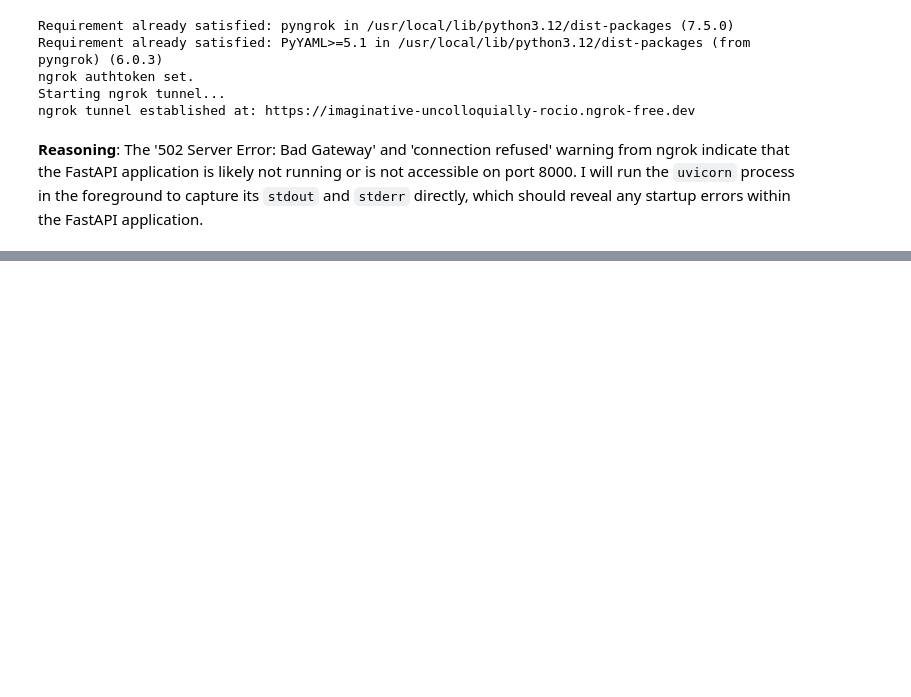
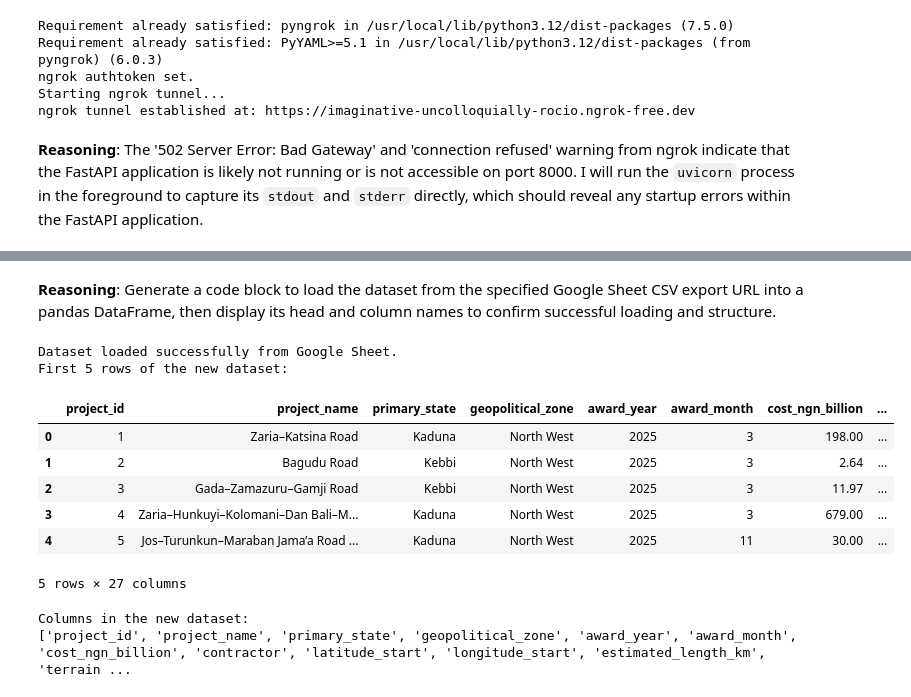
Before and after one commit to akandeaka/CONTRACT-BIDDING-APP, a Jupyter notebook: Bidding_app.ipynb, the cells around one changed output, grey strips where cells are left out. Cells and saved outputs as stored; diff of their text form; code cells hidden in the pictures; blank space fills up the shorter version.

```diff
--- a/Bidding_app.ipynb
+++ b/Bidding_app.ipynb
@@ -93,8 +303,8 @@ After mounting, you can copy `contracts.csv` from your Drive to the current work
 import shutil
 
 # Replace 'path/to/your/contracts.csv' with the actual path to your file in Google Drive
-source_path = '/content/drive/MyDrive/contracts.csv' # Example path, adjust as needed
-destination_path = './contracts.csv'
+source_path = '/content/drive/MyDrive/Contact.csv.xlsx' # Updated to Contact.csv.xlsx
+destination_path = './Contact.csv.xlsx' # Updated destination extension
 
 try:
     shutil.copyfile(source_path, destination_path)
@@ -6859,0 +7463,17 @@ except Exception as e:
+# %%
+import subprocess
+
+# Execute the train_model.py script
+try:
+    result = subprocess.run(['python', 'train_model.py'], capture_output=True, text=True, check=True)
+    print("Script output:")
+    print(result.stdout)
+    if result.stderr:
+        print("Script errors (if any):")
+        print(result.stderr)
+except subprocess.CalledProcessError as e:
+    print(f"Error executing script: {e}")
+    print(f"Stdout: {e.stdout}")
+    print(f"Stderr: {e.stderr}")
+except FileNotFoundError:
+    print("Error: 'python' command not found. Ensure Python is installed and in your PATH.")
@@ -6859,0 +8618,32 @@ except Exception as e:
+# %% [markdown]
+**Reasoning**:
+Generate a code block to load the dataset from the specified Google Sheet CSV export URL into a pandas DataFrame, then display its head and column names to confirm successful loading and structure.
+# %%
+import pandas as pd
+
+# Replace 'YOUR_GOOGLE_SHEET_CSV_EXPORT_URL' with the actual URL you obtained from Google Sheets
+google_sheet_csv_url = 'https://docs.google.com/spreadsheets/d/e/2PACX-1vTXlHZrU20uniUkjr-5Pis1pfJSOYDUiFVcML6UqW2Lu176_opvZPQvTGOpQZnNx02HyFf-jRYw3O8o/pub?output=csv'
+
+try:
+    # Load the data directly from the Google Sheet CSV export URL
+    new_df = pd.read_csv(google_sheet_csv_url)
+    print("Dataset loaded successfully from Google Sheet.")
+    print("First 5 rows of the new dataset:")
+    display(new_df.head())
+    print("Columns in the new dataset:")
+    print(new_df.columns.tolist())
+except Exception as e:
+    print(f"Error loading dataset from Google Sheet: {e}")
+    print("Please ensure the URL is correct and the sheet is published as CSV.")
+# %% [output]
+Dataset loaded successfully from Google Sheet.
+First 5 rows of the new dataset:
+|  | project_id | project_name | primary_state | geopolitical_zone | award_year | award_month | cost_ngn_billion | ... |
+| 0 | 1 | Zaria–Katsina Road | Kaduna | North West | 2025 | 3 | 198.00 | ... |
+| 1 | 2 | Bagudu Road | Kebbi | North West | 2025 | 3 | 2.64 | ... |
+| 2 | 3 | Gada–Zamazuru–Gamji Road | Kebbi | North West | 2025 | 3 | 11.97 | ... |
+| 3 | 4 | Zaria–Hunkuyi–Kolomani–Dan Bali–M... | Kaduna | North West | 2025 | 3 | 679.00 | ... |
+| 4 | 5 | Jos–Turunkun–Maraban Jama’a Road ... | Kaduna | North West | 2025 | 11 | 30.00 | ... |
+5 rows × 27 columns
+Columns in the new dataset:
+['project_id', 'project_name', 'primary_state', 'geopolitical_zone', 'award_year', 'award_month', 'cost_ngn_billion', 'contractor', 'latitude_start', 'longitude_start', 'estimated_length_km', 'terrain ...
```
Also changed, not shown: parts of 138 cells of this notebook.
